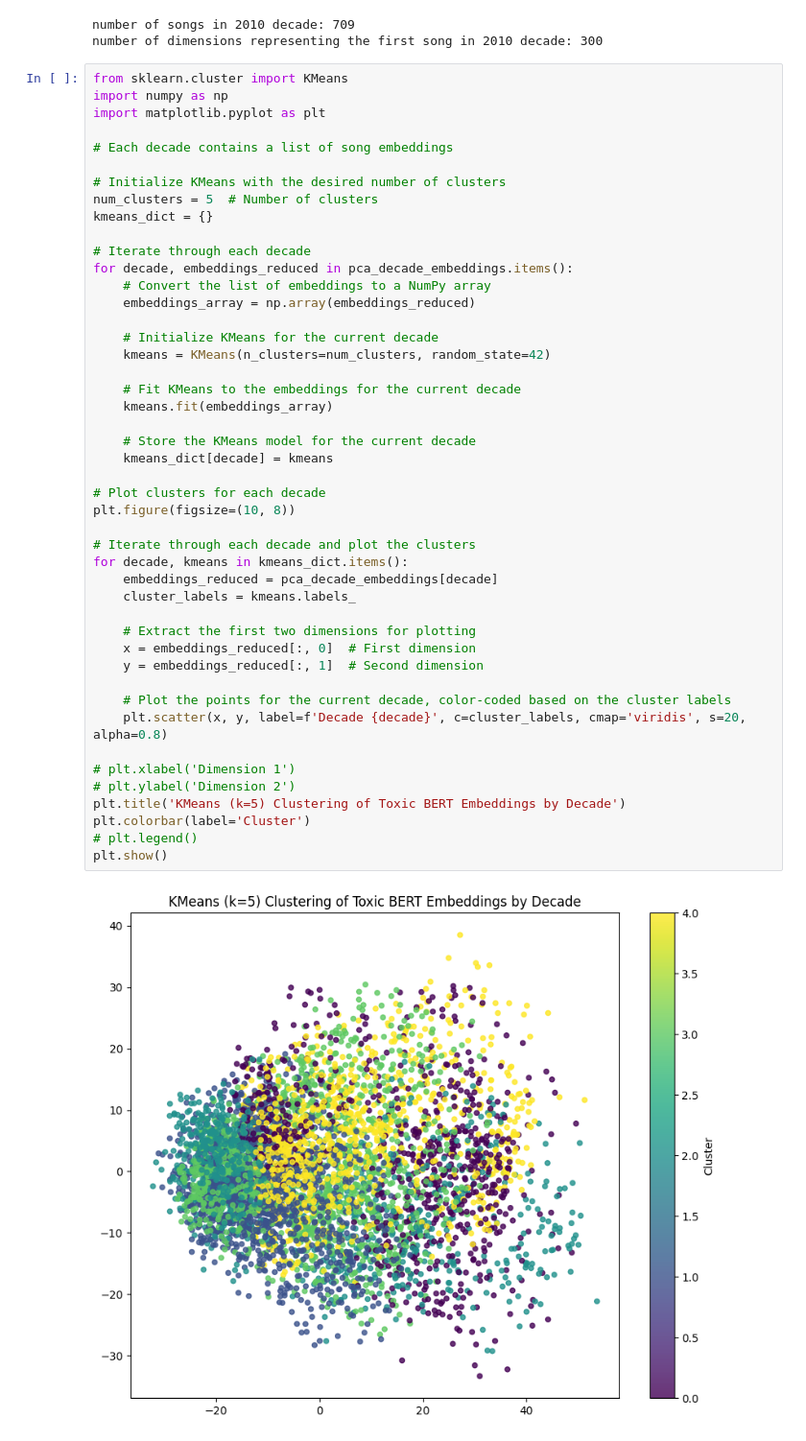
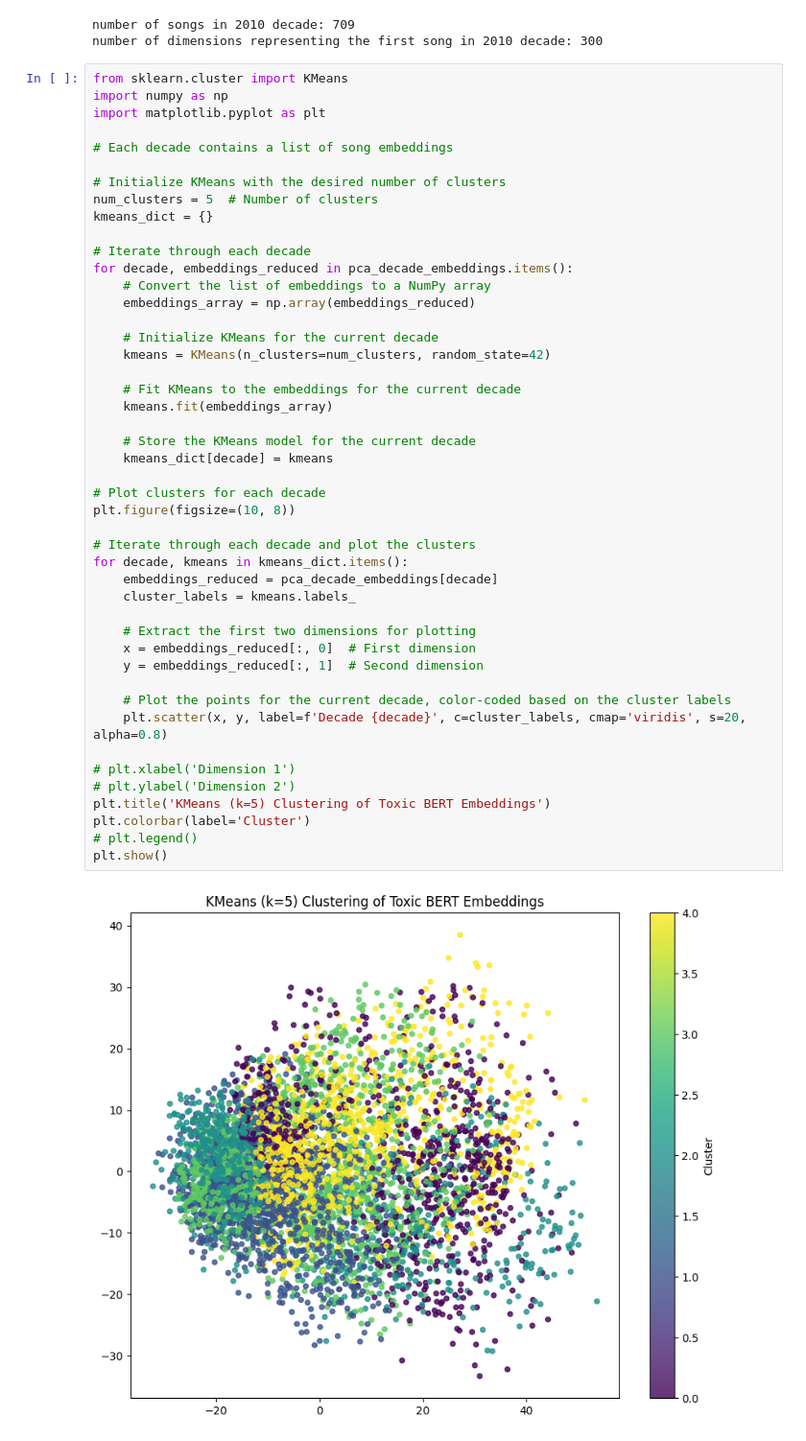
Before and after one commit to maxmiles/info498b_lyrics_analysis, a Jupyter notebook: expletives.ipynb, the cells around one changed output. Shown at 96% size. Cells and saved outputs as stored; diff of their text form.

```diff
--- a/expletives.ipynb
+++ b/expletives.ipynb
@@ -357,32 +377,32 @@ for decade, embeddings_reduced in pca_decade_embeddings.items():
     # Initialize KMeans for the current decade
     kmeans = KMeans(n_clusters=num_clusters, random_state=42)
 
     # Fit KMeans to the embeddings for the current decade
     kmeans.fit(embeddings_array)
 
     # Store the KMeans model for the current decade
     kmeans_dict[decade] = kmeans
 
 # Plot clusters for each decade
 plt.figure(figsize=(10, 8))
 
 # Iterate through each decade and plot the clusters
 for decade, kmeans in kmeans_dict.items():
     embeddings_reduced = pca_decade_embeddings[decade]
     cluster_labels = kmeans.labels_
 
     # Extract the first two dimensions for plotting
     x = embeddings_reduced[:, 0]  # First dimension
     y = embeddings_reduced[:, 1]  # Second dimension
 
     # Plot the points for the current decade, color-coded based on the cluster labels
     plt.scatter(x, y, label=f'Decade {decade}', c=cluster_labels, cmap='viridis', s=20, alpha=0.8)
 
 # plt.xlabel('Dimension 1')
 # plt.ylabel('Dimension 2')
-plt.title('KMeans (k=5) Clustering of Toxic BERT Embeddings by Decade')
+plt.title('KMeans (k=5) Clustering of Toxic BERT Embeddings')
 plt.colorbar(label='Cluster')
 # plt.legend()
 plt.show()
 # %% [output]
-[figure, old version]
+[figure, new version]
```
Also changed, not shown: parts of 3 cells of this notebook, 2 other files.
